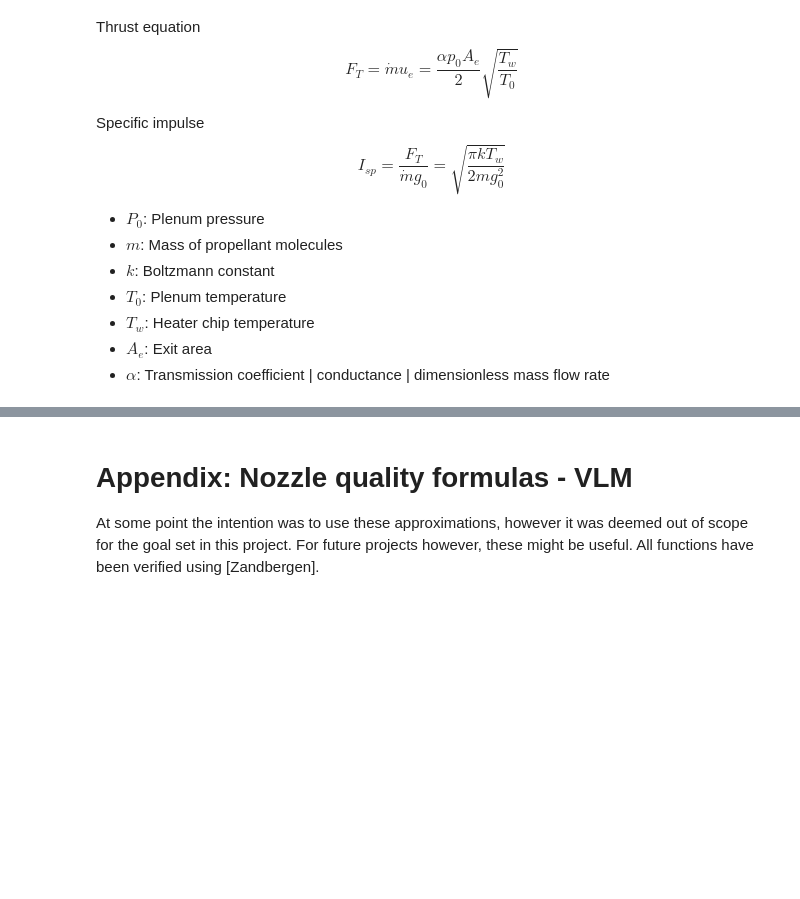
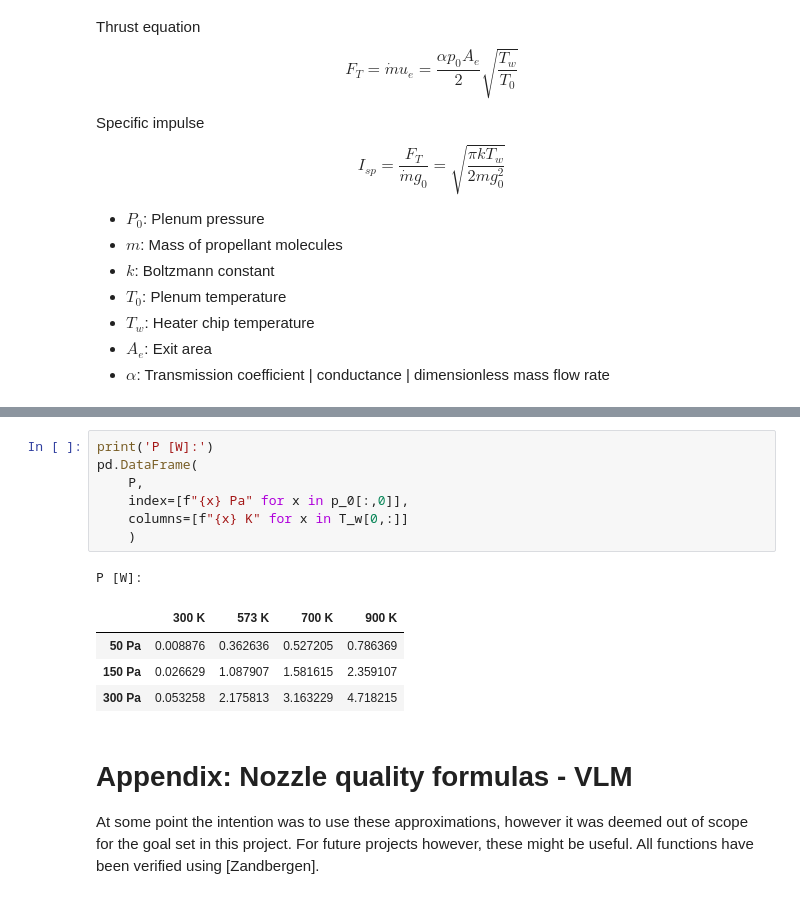
Before and after one commit to wdoppenberg/mp-operational-envelope, a Jupyter notebook: OperationalEnvelope.ipynb, the cells around one changed output, grey strips where cells are left out. Drawn from its saved outputs; the diff is of its cells as text; blank space fills up the shorter version.

```diff
--- a/OperationalEnvelope.ipynb
+++ b/OperationalEnvelope.ipynb
@@ -704,3 +716,16 @@ array([[0.00014567, 0.00020132, 0.00022252],
+# %%
+print('P [W]:')
+pd.DataFrame(
+    P,
+    index=[f"{x} Pa" for x in p_0[:,0]],
+    columns=[f"{x} K" for x in T_w[0,:]]
+    )
+# %% [output]
+P [W]:
+|  | 300 K | 573 K | 700 K | 900 K |
+| 50 Pa | 0.008876 | 0.362636 | 0.527205 | 0.786369 |
+| 150 Pa | 0.026629 | 1.087907 | 1.581615 | 2.359107 |
+| 300 Pa | 0.053258 | 2.175813 | 3.163229 | 4.718215 |
 # %% [markdown]
 # Appendix: Nozzle quality formulas - VLM
 
```
Also changed, not shown: parts of 3 cells of this notebook.
